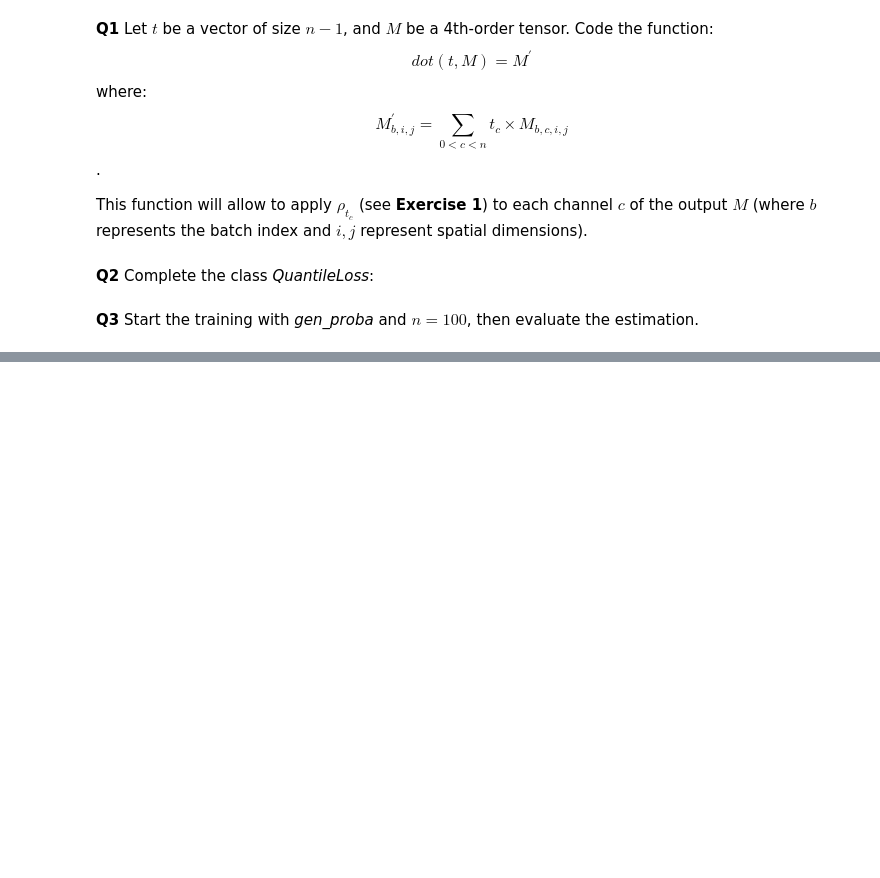
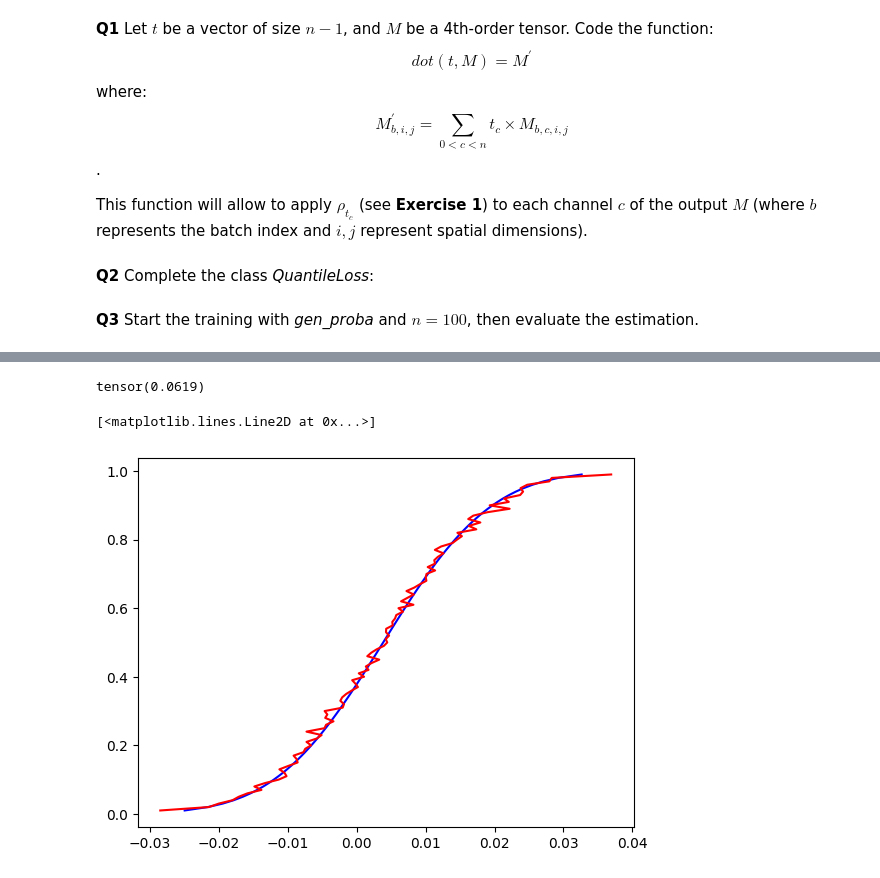
Before and after one commit to jramassa/ml-student, a Jupyter notebook: TP5/TP5_part1.ipynb, the cells around one changed output, grey strips where cells are left out. Cells and saved outputs as stored; diff of their text form; code cells hidden in the pictures; blank space fills up the shorter version.

```diff
--- a/TP5/TP5_part1.ipynb
+++ b/TP5/TP5_part1.ipynb
@@ -385,0 +463,23 @@ class QuantileLoss(torch.nn.Module):
+# %%
+fcn.eval()
+
+input, target = gen_proba(6)
+
+output = fcn(input.cuda())
+
+pixel = (0,0,50,25)
+val = input[pixel]
+print(val)
+m = torch.distributions.normal.Normal(val**2, 0.2*val + 0.0000000001)
+x = torch.arange(0.01,1.,0.01)
+
+plt.plot(m.icdf(x), x, color = 'blue')
+
+
+icdf = output[pixel[0],:,pixel[2],pixel[3]].detach().cpu()
+
+plt.plot(icdf, x, color = 'red')
+# %% [output]
+tensor(0.0619)
+[<matplotlib.lines.Line2D at 0x...>]
+[figure, added]
```
Also changed, not shown: parts of 14 cells of this notebook.
